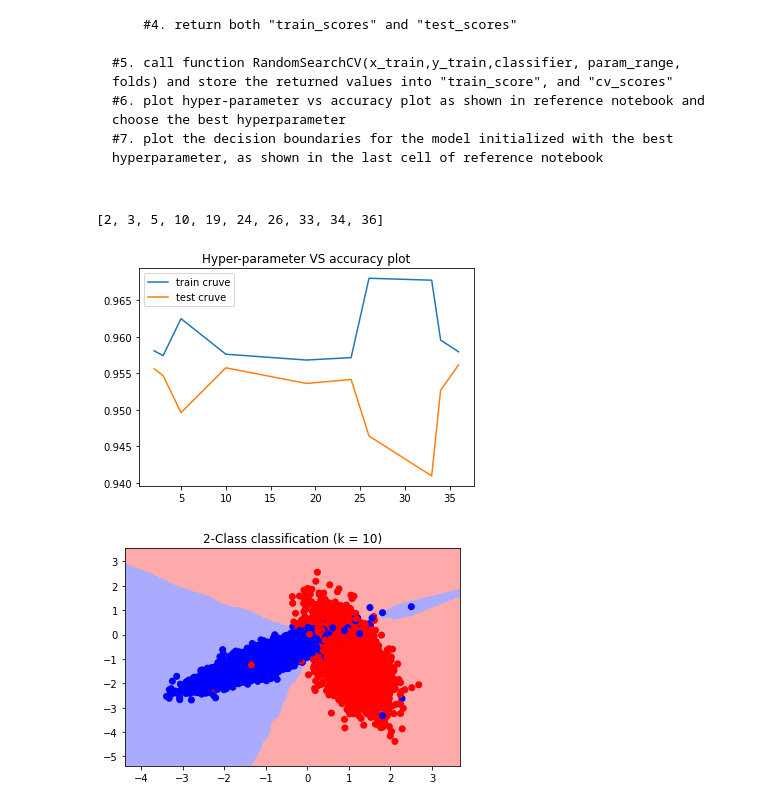
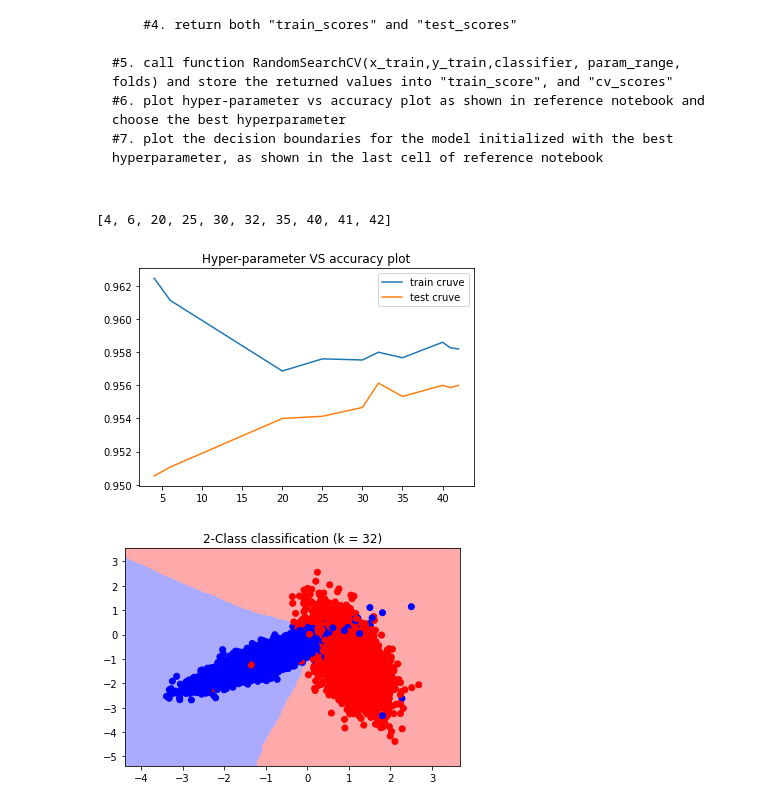
Before and after one commit to Chaitanya-Majety/Jupyter, a Jupyter notebook: Jupyter Notebooks/ML/KNN/4_RandomSearchCV/Assignment_4_Instructions.ipynb, the cells around one changed output. Cells and saved outputs as stored; diff of their text form; code cells hidden in the pictures.

```diff
--- a/Jupyter Notebooks/ML/KNN/4_RandomSearchCV/Assignment_4_Instructions.ipynb
+++ b/Jupyter Notebooks/ML/KNN/4_RandomSearchCV/Assignment_4_Instructions.ipynb
@@ -63,7 +63,7 @@ def RandomSearchCV(x_train,y_train,classifier, param_range, folds):
 def RandomSearchCV(X_train,Y_train,neighbour,param_range,folds):
     param_range = list(param_range)
     # to generate 10 unique values(int-datatype) randomly following Uniform distrubution
-    params = random.sample(range(param_range[0],param_range[1]+1), 10)
+    params = sorted(list(random.sample(range(param_range[0],param_range[1]+1), 10)))
     train_scores = []
     test_scores = []
     for k in tqdm(params):
@@ -107,27 +107,27 @@ def RandomSearchCV(X_train,Y_train,neighbour,param_range,folds):
 # %%
 # Necessary imports
 from sklearn.metrics import accuracy_score
 from sklearn.neighbors import KNeighborsClassifier
 import warnings
 import random
 warnings.filterwarnings("ignore")
 
 neighbour = KNeighborsClassifier() # initialising KNN classifier
 param_range = (1,50) # To select 10 values from the given parameter range
 folds = 3 # No.of folds to be used for measuring the accuracy score
 
 # will be useful to plot hyper parameter tuning graph
 train_score,cv_scores,params = RandomSearchCV(X_train,y_train,neighbour,param_range,folds)
 
-print(sorted(params))
-plt.plot(sorted(params),train_score, label='train cruve')
-plt.plot(sorted(params),cv_scores, label='test cruve')
+print(params)
+plt.plot(params,train_score, label='train cruve')
+plt.plot(params,cv_scores, label='test cruve')
 plt.title('Hyper-parameter VS accuracy plot')
 plt.legend()
 plt.show()
 # %% [output]
-[2, 3, 5, 10, 19, 24, 26, 33, 34, 36]
+[4, 6, 20, 25, 30, 32, 35, 40, 41, 42]
-[figure, old version]
+[figure, new version]
 # %%
 def plot_decision_boundary(X1, X2, y, clf):
     # Create color maps
@@ -152,10 +152,9 @@ def plot_decision_boundary(X1, X2, y, clf):
     plt.show()
 # %%
 from matplotlib.colors import ListedColormap
-# Here eventhough 10&24 are having values similar to each other,
-# k = 10 is not chosen as its kind of causing overfit problem by forming 2 decision surfaces
-neighbour = KNeighborsClassifier(n_neighbors = 10)
+# k = 32 is chosen as its having sweet spot between train and CV curve
+neighbour = KNeighborsClassifier(n_neighbors = 32)
 neighbour.fit(X_train, y_train)
 plot_decision_boundary(X_train[:, 0], X_train[:, 1], y_train, neighbour)
 # %% [output]
-[figure, old version]
+[figure, new version]
```
Also changed, not shown: parts of 1 cell of this notebook.
